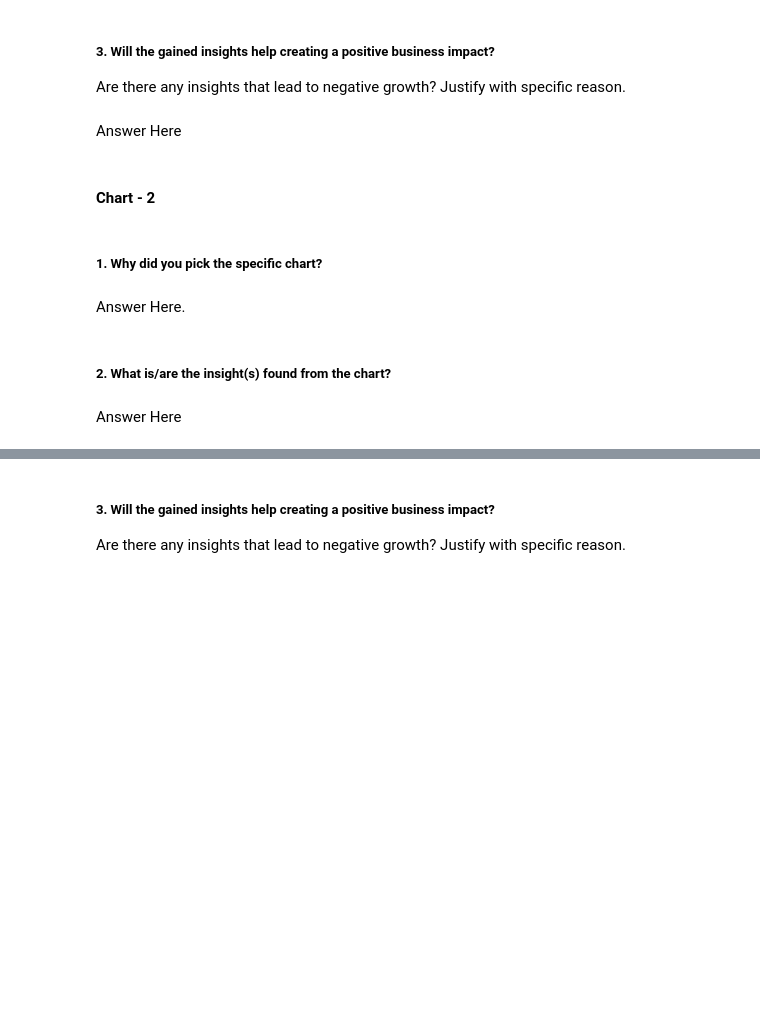
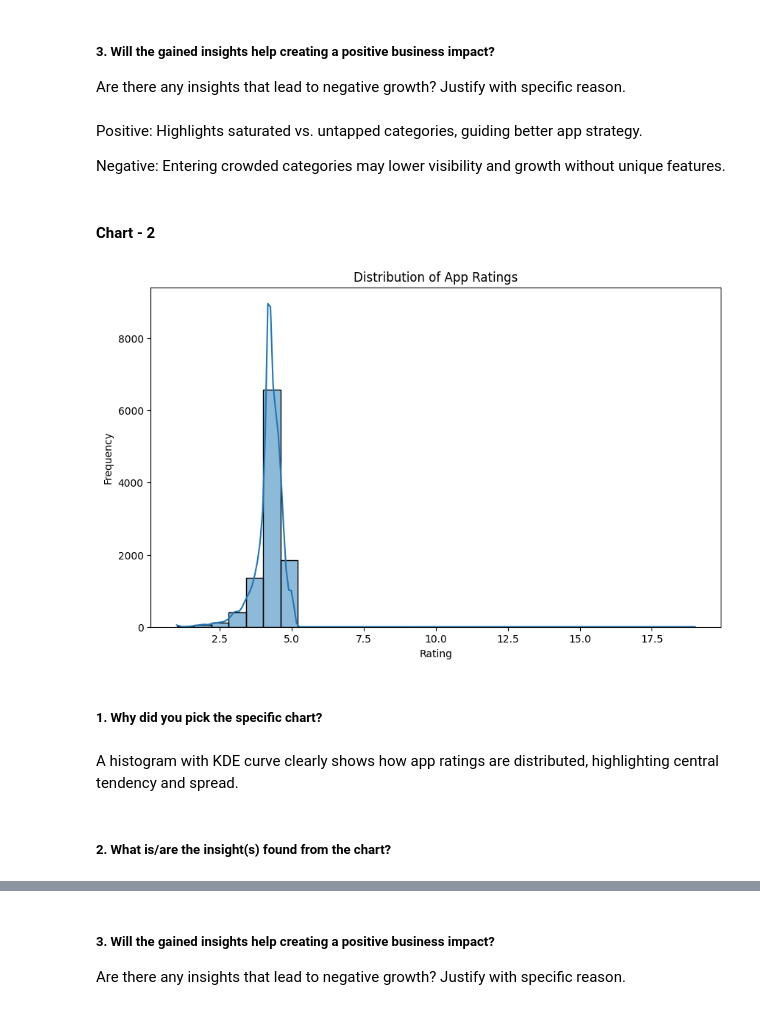
Before and after one commit to manojDOX/Play-Store-App-Review-Analysis-EDA, a Jupyter notebook: Play_Store_App_Review_Analysis_EDA.ipynb, the cells around one changed output, grey strips where cells are left out. Cells and saved outputs as stored; diff of their text form; code cells hidden in the pictures; blank space fills up the shorter version.

```diff
--- a/Play_Store_App_Review_Analysis_EDA.ipynb
+++ b/Play_Store_App_Review_Analysis_EDA.ipynb
@@ -854,7 +888,9 @@ Answer Here
 # %% [markdown]
 ##### 3. Will the gained insights help creating a positive business impact?
 Are there any insights that lead to negative growth? Justify with specific reason.
-# %% [markdown]
-Answer Here
+# %% [markdown]
+Positive: Highlights saturated vs. untapped categories, guiding better app strategy.
+
+Negative: Entering crowded categories may lower visibility and growth without unique features.
 # %% [markdown]
 #### Chart - 2
@@ -863,8 +897,16 @@ Answer Here
+# %%
+# Chart - 2 visualization code
+plt.figure(figsize=(10,6))
+sns.histplot(data_playstore['Rating'], bins=30, kde=True)
+plt.title('Distribution of App Ratings')
+plt.xlabel('Rating')
+plt.ylabel('Frequency')
+plt.show()
+# %% [output]
+[figure, added]
 # %% [markdown]
 ##### 1. Why did you pick the specific chart?
-# %% [markdown]
-Answer Here.
+# %% [markdown]
+A histogram with KDE curve clearly shows how app ratings are distributed, highlighting central tendency and spread.
 # %% [markdown]
 ##### 2. What is/are the insight(s) found from the chart?
-# %% [markdown]
-Answer Here
```
Also changed, not shown: parts of 75 cells of this notebook.
